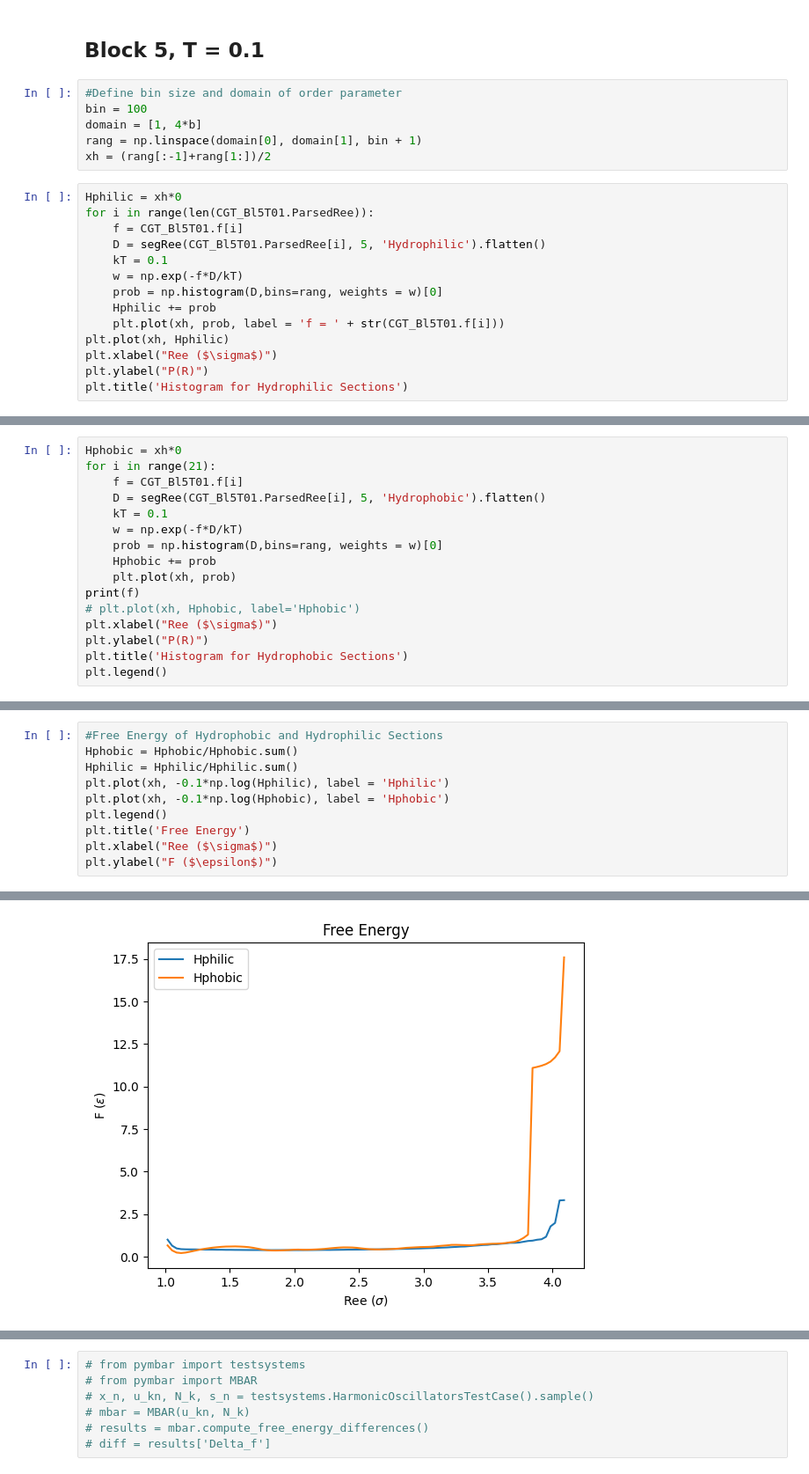
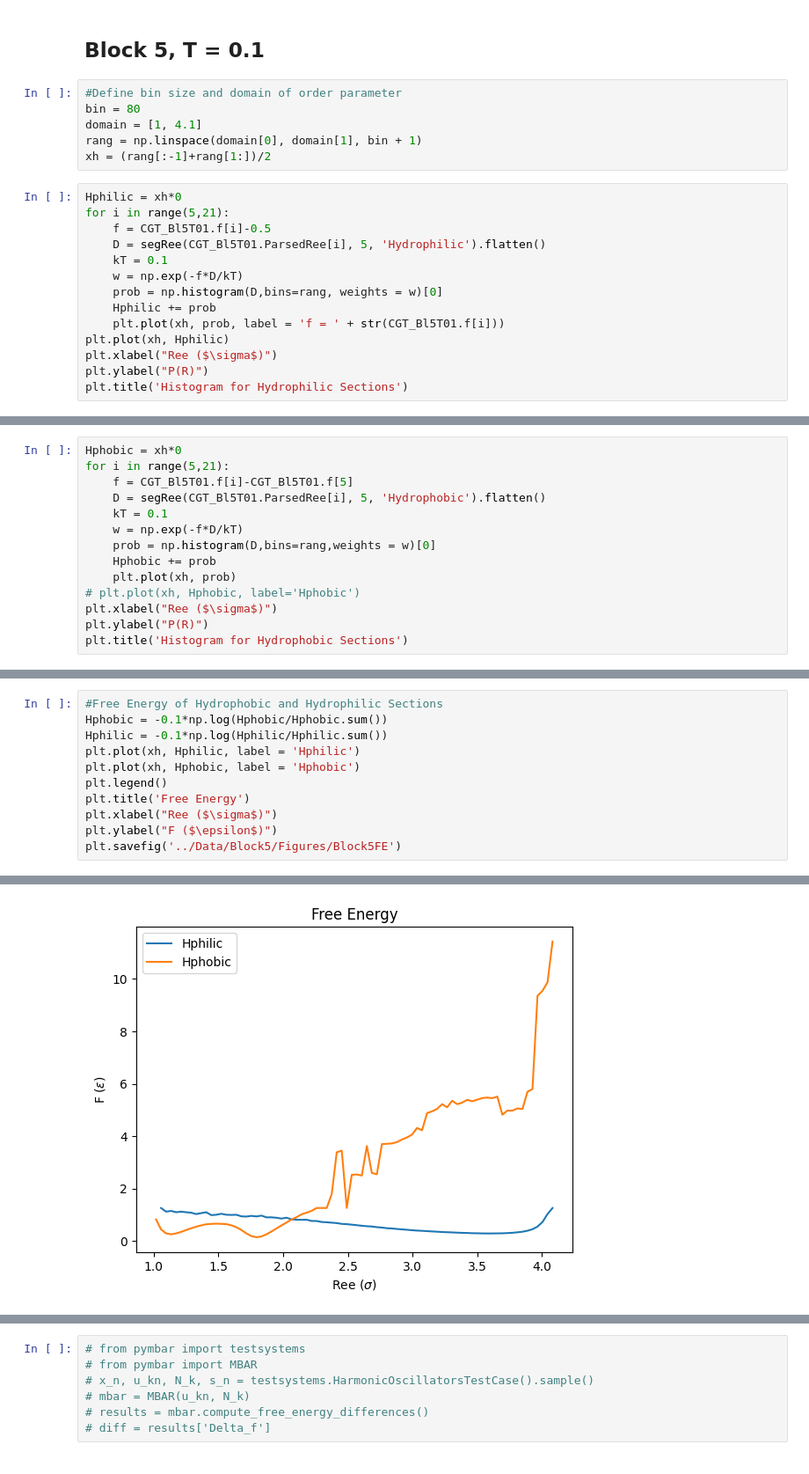
Before and after one commit to VagrantHyp/Code, a Jupyter notebook: Free Energy.ipynb, the cells around one changed output, grey strips where cells are left out. Shown at 88% size. Cells and saved outputs as stored; diff of their text form.

```diff
--- a/Free Energy.ipynb
+++ b/Free Energy.ipynb
@@ -90,14 +92,14 @@ def segRee(D, Blck, Atom_Type):
 ## Block 5, T = 0.1
 # %%
 #Define bin size and domain of order parameter
-bin = 100
-domain = [1, 4*b]
+bin = 80
+domain = [1, 4.1]
 rang = np.linspace(domain[0], domain[1], bin + 1)
 xh = (rang[:-1]+rang[1:])/2
 # %%
 Hphilic = xh*0
-for i in range(len(CGT_Bl5T01.ParsedRee)):
-    f = CGT_Bl5T01.f[i]
+for i in range(5,21):
+    f = CGT_Bl5T01.f[i]-0.5
     D = segRee(CGT_Bl5T01.ParsedRee[i], 5, 'Hydrophilic').flatten()
     kT = 0.1
     w = np.exp(-f*D/kT)
@@ -114,17 +116,15 @@ Text(0.5, 1.0, 'Histogram for Hydrophilic Sections')
 # %%
 Hphobic = xh*0
-for i in range(21):
-    f = CGT_Bl5T01.f[i]
+for i in range(5,21):
+    f = CGT_Bl5T01.f[i]-CGT_Bl5T01.f[5]
     D = segRee(CGT_Bl5T01.ParsedRee[i], 5, 'Hydrophobic').flatten()
     kT = 0.1
     w = np.exp(-f*D/kT)
-    prob = np.histogram(D,bins=rang, weights = w)[0]
+    prob = np.histogram(D,bins=rang,weights = w)[0]
     Hphobic += prob
     plt.plot(xh, prob)
-print(f)
 # plt.plot(xh, Hphobic, label='Hphobic')
 plt.xlabel("Ree ($\sigma$)")
 plt.ylabel("P(R)")
 plt.title('Histogram for Hydrophobic Sections')
-plt.legend()
 # %% [output]
@@ -134,11 +133,12 @@ plt.legend()
 # %%
 #Free Energy of Hydrophobic and Hydrophilic Sections
-Hphobic = Hphobic/Hphobic.sum()
-Hphilic = Hphilic/Hphilic.sum()
-plt.plot(xh, -0.1*np.log(Hphilic), label = 'Hphilic')
-plt.plot(xh, -0.1*np.log(Hphobic), label = 'Hphobic')
+Hphobic = -0.1*np.log(Hphobic/Hphobic.sum())
+Hphilic = -0.1*np.log(Hphilic/Hphilic.sum())
+plt.plot(xh, Hphilic, label = 'Hphilic')
+plt.plot(xh, Hphobic, label = 'Hphobic')
 plt.legend()
 plt.title('Free Energy')
 plt.xlabel("Ree ($\sigma$)")
 plt.ylabel("F ($\epsilon$)")
+plt.savefig('../Data/Block5/Figures/Block5FE')
 # %% [output]
@@ -146 +145 @@ Text(0, 0.5, 'F ($\\epsilon$)')
-[figure, old version]
+[figure, new version]
```
Also changed, not shown: parts of 11 cells of this notebook, 2 other files.
